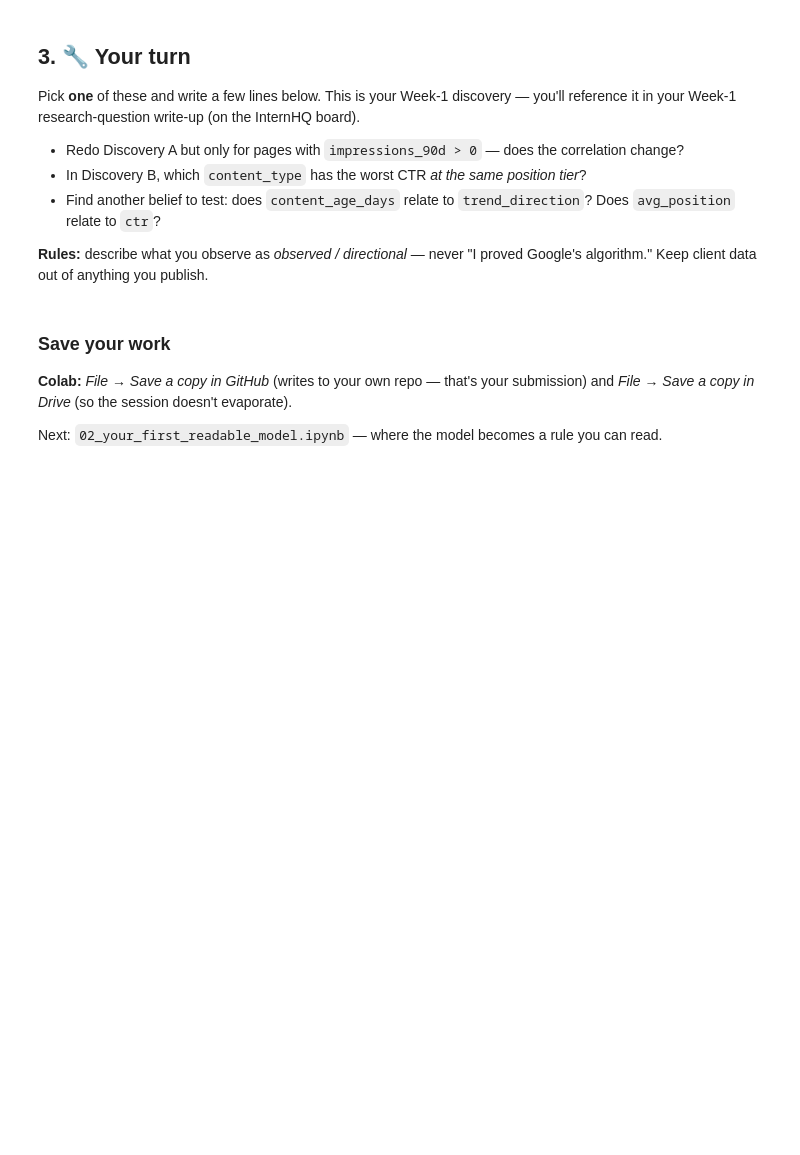
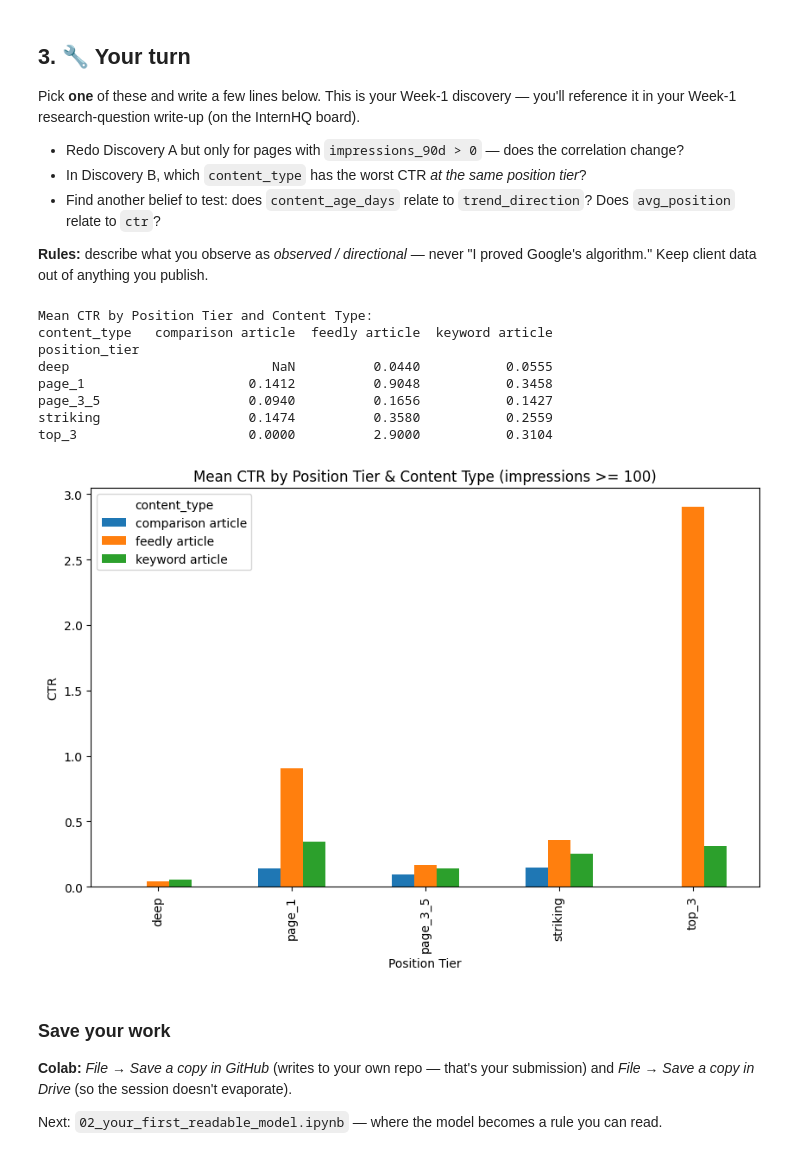
Before and after one commit to Abdelhakeem950/Flyrank, a Jupyter notebook: notebooks/01_first_look_and_discovery.ipynb, the cells around one changed output. Drawn from its saved outputs; the diff is of its cells as text; code cells hidden in the pictures; blank space fills up the shorter version.

```diff
--- a/notebooks/01_first_look_and_discovery.ipynb
+++ b/notebooks/01_first_look_and_discovery.ipynb
@@ -99,6 +153,34 @@ Pick **one** of these and write a few lines below. This is your Week-1 discovery
 **Rules:** describe what you observe as *observed / directional* — never "I proved Google's algorithm." Keep client data out of anything you publish.
 # %%
 # Your discovery here
+# 1. فلترة البيانات زي ما حصل في Discovery B عشان ناخد البيانات اللي ليها دلالة
+visible = df[df["impressions_90d"] >= 100]
+
+# 2. حساب متوسط نسبة النقر لكل نوع محتوى داخل كل مستوى ترتيب
+ctr_comparison = visible.groupby(["position_tier", "content_type"])["ctr"].mean().unstack()
+
+# 3. طباعة الجدول عشان تشوف الأرقام بوضوح
+print("Mean CTR by Position Tier and Content Type:")
+print(ctr_comparison.round(4).to_string())
+
+# 4. رسم بياني يوضح المقارنة
+ctr_comparison.plot(
+    kind="bar",
+    figsize=(10, 6),
+    title="Mean CTR by Position Tier & Content Type (impressions >= 100)",
+    ylabel="CTR",
+    xlabel="Position Tier"
+);
+# %% [output]
+Mean CTR by Position Tier and Content Type:
+content_type   comparison article  feedly article  keyword article
+position_tier
+deep                          NaN          0.0440           0.0555
+page_1                     0.1412          0.9048           0.3458
+page_3_5                   0.0940          0.1656           0.1427
+striking                   0.1474          0.3580           0.2559
+top_3                      0.0000          2.9000           0.3104
+[figure, added]
 # %% [markdown]
 ### Save your work
 **Colab:** *File → Save a copy in GitHub* (writes to your own repo — that's your submission) and *File → Save a copy in Drive* (so the session doesn't evaporate).
```
Also changed, not shown: parts of 7 cells of this notebook.
